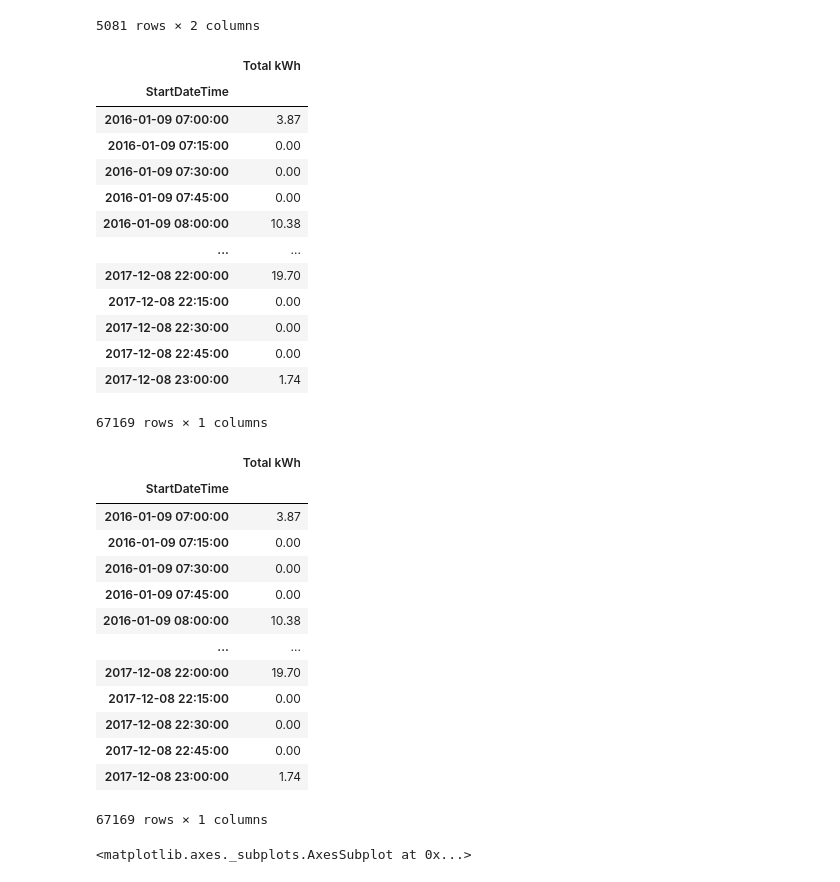
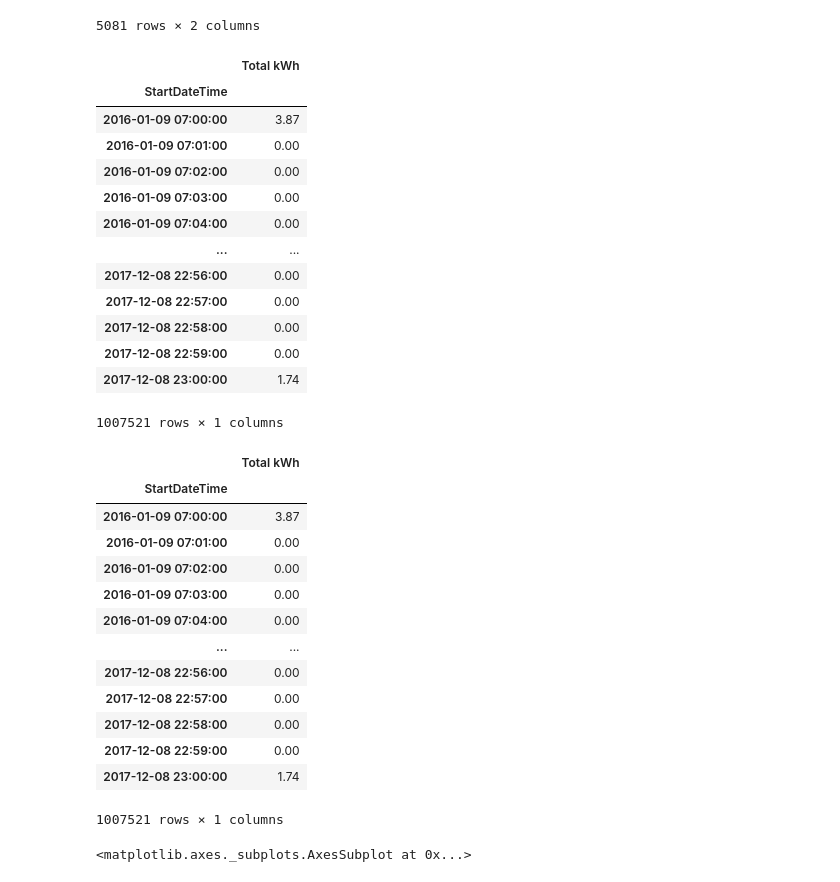
Before and after one commit to jojosam90/ltsm, a Jupyter notebook: Multivariate Time Series Modeling using LSTM_v5.ipynb, the cells around one changed output. Cells and saved outputs as stored; diff of their text form; code cells hidden in the pictures.

```diff
--- a/Multivariate Time Series Modeling using LSTM_v5.ipynb
+++ b/Multivariate Time Series Modeling using LSTM_v5.ipynb
@@ -161,27 +161,28 @@ df1
 # %%
 #df1[~(df1 == 0).all(axis=1)]
 
 #make sure every hour is in the datetime
 #df1 = df1.set_index("StartDateTime").resample("1h").last()
 #df1 = df1.set_index("StartDateTime").resample("1h").sum()
-df1 = df1.set_index("StartDateTime").resample("15min").sum()
+df1 = df1.set_index("StartDateTime").resample("1min").sum()
+
 
 df1
 # %% [output]
 |  | Total kWh |
 | StartDateTime |  |
 | 2016-01-09 07:00:00 | 3.87 |
-| 2016-01-09 07:15:00 | 0.00 |
-| 2016-01-09 07:30:00 | 0.00 |
-| 2016-01-09 07:45:00 | 0.00 |
-| 2016-01-09 08:00:00 | 10.38 |
+| 2016-01-09 07:01:00 | 0.00 |
+| 2016-01-09 07:02:00 | 0.00 |
+| 2016-01-09 07:03:00 | 0.00 |
+| 2016-01-09 07:04:00 | 0.00 |
 | ... | ... |
-| 2017-12-08 22:00:00 | 19.70 |
-| 2017-12-08 22:15:00 | 0.00 |
-| 2017-12-08 22:30:00 | 0.00 |
-| 2017-12-08 22:45:00 | 0.00 |
+| 2017-12-08 22:56:00 | 0.00 |
+| 2017-12-08 22:57:00 | 0.00 |
+| 2017-12-08 22:58:00 | 0.00 |
+| 2017-12-08 22:59:00 | 0.00 |
 | 2017-12-08 23:00:00 | 1.74 |
-67169 rows × 1 columns
+1007521 rows × 1 columns
 # %%
 df1.dropna(subset=['Total kWh'], how='all', inplace=True)
 # %%
@@ -190,17 +191,17 @@ df1
 |  | Total kWh |
 | StartDateTime |  |
 | 2016-01-09 07:00:00 | 3.87 |
-| 2016-01-09 07:15:00 | 0.00 |
-| 2016-01-09 07:30:00 | 0.00 |
-| 2016-01-09 07:45:00 | 0.00 |
-| 2016-01-09 08:00:00 | 10.38 |
+| 2016-01-09 07:01:00 | 0.00 |
+| 2016-01-09 07:02:00 | 0.00 |
+| 2016-01-09 07:03:00 | 0.00 |
+| 2016-01-09 07:04:00 | 0.00 |
 | ... | ... |
-| 2017-12-08 22:00:00 | 19.70 |
-| 2017-12-08 22:15:00 | 0.00 |
-| 2017-12-08 22:30:00 | 0.00 |
-| 2017-12-08 22:45:00 | 0.00 |
+| 2017-12-08 22:56:00 | 0.00 |
+| 2017-12-08 22:57:00 | 0.00 |
+| 2017-12-08 22:58:00 | 0.00 |
+| 2017-12-08 22:59:00 | 0.00 |
 | 2017-12-08 23:00:00 | 1.74 |
-67169 rows × 1 columns
+1007521 rows × 1 columns
 # %%
 temp = df1['Total kWh']
 temp.plot()
```
Also changed, not shown: parts of 12 cells of this notebook.
